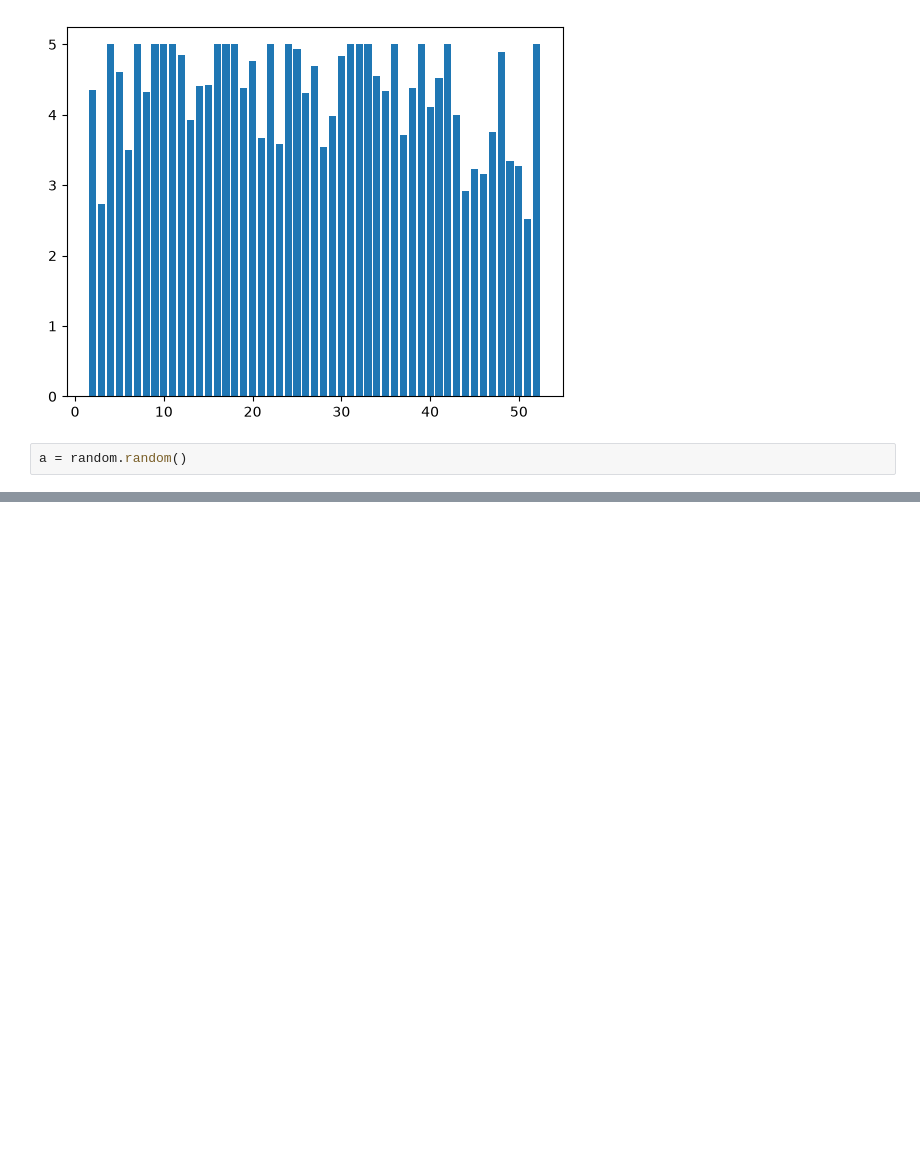
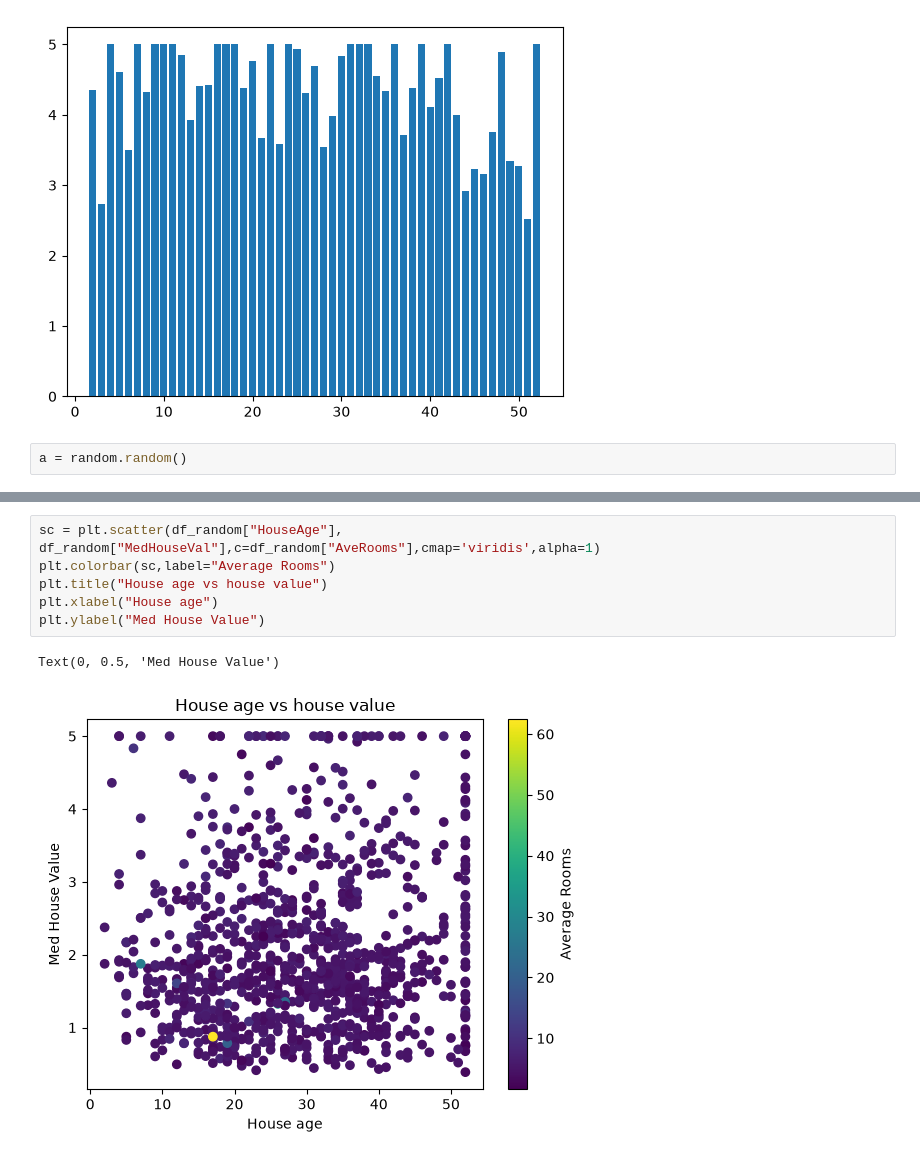
Before and after one commit to anudeep1189/AICodingClass, a Jupyter notebook: PythonBasics01/Class22/matplotlib.ipynb, the cells around one changed output, grey strips where cells are left out. Drawn from its saved outputs; the diff is of its cells as text; blank space fills up the shorter version.

```diff
--- a/PythonBasics01/Class22/matplotlib.ipynb
+++ b/PythonBasics01/Class22/matplotlib.ipynb
@@ -69,0 +75,9 @@ plt.scatter(df_random["HouseAge"], df_random["MedHouseVal"])
+# %%
+sc = plt.scatter(df_random["HouseAge"], df_random["MedHouseVal"],c=df_random["AveRooms"],cmap='viridis',alpha=1)
+plt.colorbar(sc,label="Average Rooms")
+plt.title("House age vs house value")
+plt.xlabel("House age")
+plt.ylabel("Med House Value")
+# %% [output]
+Text(0, 0.5, 'Med House Value')
+[figure, added]
```
Also changed, not shown: parts of 3 cells of this notebook.
